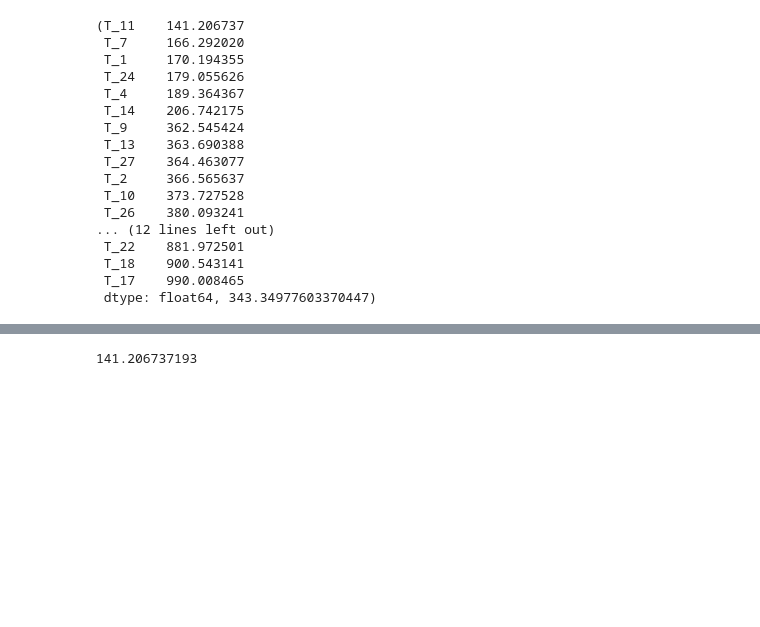
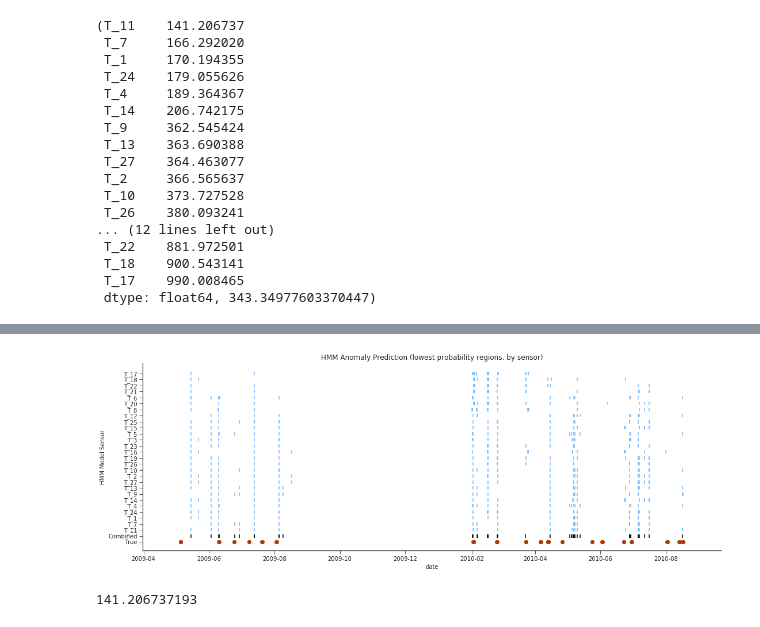
Before and after one commit to rtbs-dev/phm-feature-maker, a Jupyter notebook: tutorial.ipynb, the cells around one changed output, grey strips where cells are left out. Cells and saved outputs as stored; diff of their text form; code cells hidden in the pictures; blank space fills up the shorter version.

Commit message:
combine with latex...+img

```diff
--- a/tutorial.ipynb
+++ b/tutorial.ipynb
@@ -83,3 +114,37 @@ rmse_df, hmean(np.array(list(rmse.values())))
+# %%
+with sns.axes_style('ticks'):
+
+    plt.figure(figsize=(18,6))
+    ref = study.target[study.target.rolling('8h').max()==1]
+    plt.scatter(ref.index, ref.shape[0]*[-2], clip_on=False, color='xkcd:rust')
+
+    norm = df.sum(axis=1)
+    min_idx = np.argpartition(norm, ref.shape[0])[:ref.shape[0]]
+    plt.scatter(norm.iloc[min_idx].index, norm.iloc[min_idx].shape[0]*[-1], clip_on=False, color='k', marker='|')
+
+    def get_target(hmm_ob, roll=False):
+        target = pd.Series(index=hmm_ob.target.index, data=0)
+        target[np.isin(hmm_ob.target.index, hmm_ob.unsupervised_anom().index)] = 1
+
+        if roll:
+            target = target.rolling('8h').max()
+        return target
+
+    for n, (name,err) in enumerate(rmse_df.iteritems()):
+    #     t = opt_hmm[name].unsupervised_anom()
+        t = get_target(opt_hmm[name], roll=False)
+
+    #     print( t.shape[0]*[n])
+        plt.scatter(t[t==1].index,t[t==1].shape[0]*[n], color='xkcd:sky blue', marker='|')
+
+    plt.yticks(range(-2, 27, 1), ['True', 'Combined']+rmse_df.index.tolist());
+    plt.ylabel('HMM Model Sensor')
+    plt.xlabel('date')
+    plt.title('HMM Anomaly Prediction (lowest probability regions, by sensor)')
+    sns.despine()
+plt.sa
+# %% [output]
+[figure, added]
 # %%
 mod = opt_hmm['T_11']
 
```
Also changed, not shown: parts of 8 cells of this notebook, 11 other files.
